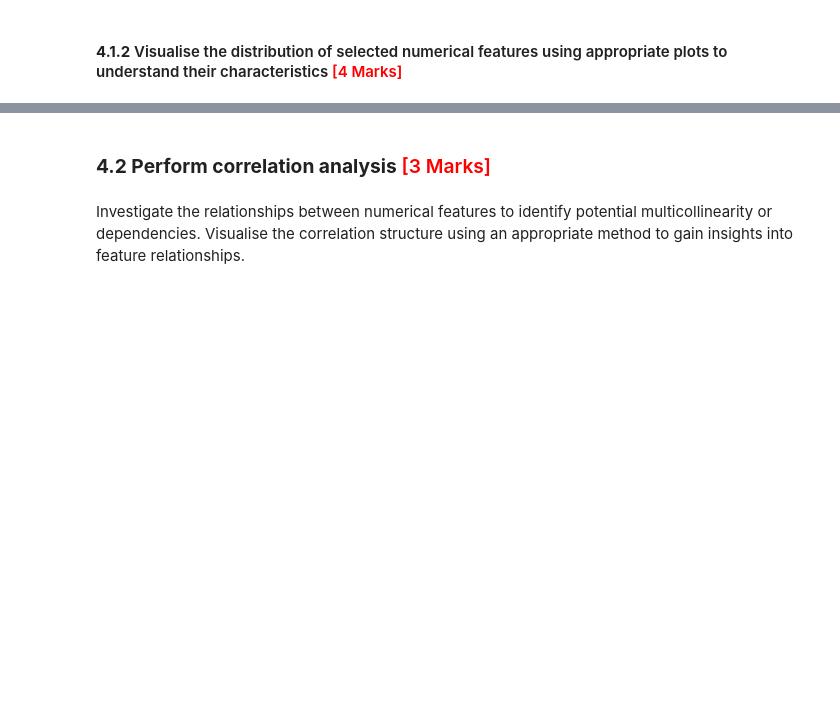
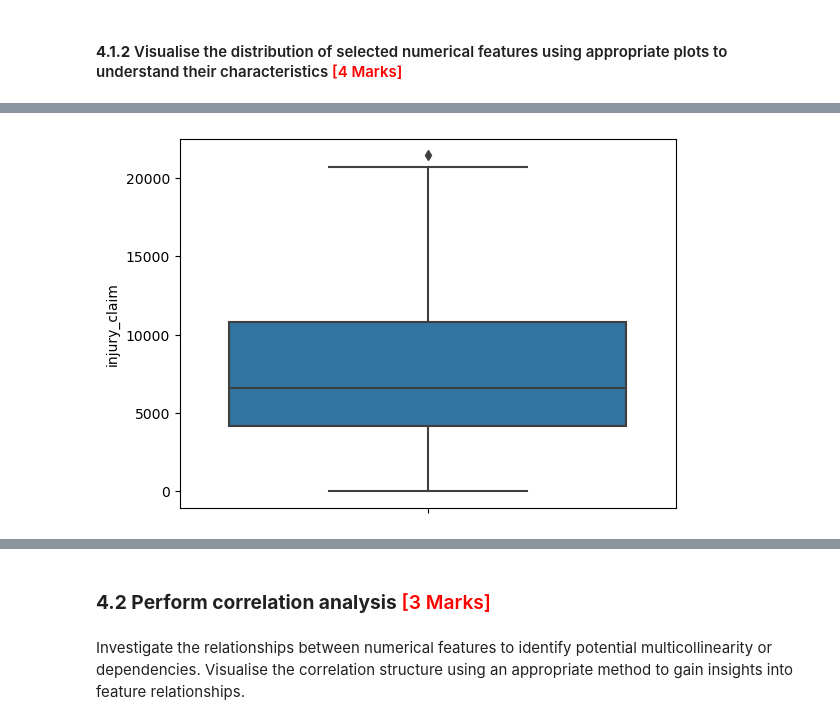
Before and after one commit to narendhar007/fraudclaimdetection, a Jupyter notebook: Fraudulent_Claim_Detection_Starter.ipynb, the cells around one changed output, grey strips where cells are left out. Saved outputs shown, nothing was run; the diff lists cells and outputs as text; code cells hidden in the pictures; blank space fills up the shorter version.

```diff
--- a/Fraudulent_Claim_Detection_Starter.ipynb
+++ b/Fraudulent_Claim_Detection_Starter.ipynb
@@ -665,0 +730,5 @@ claims_train_X.shape
+# %%
+sns.boxplot(y=claims_train_X['injury_claim'])
+plt.show()
+# %% [output]
+[figure, added]
```
Also changed, not shown: parts of 24 cells of this notebook.
